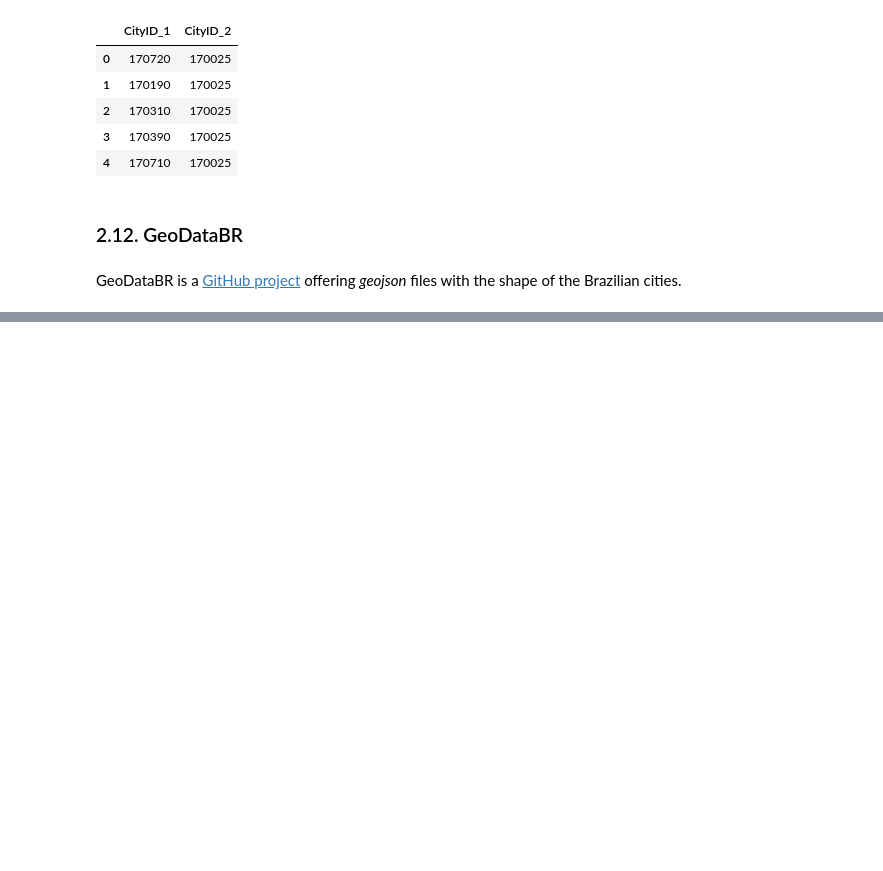
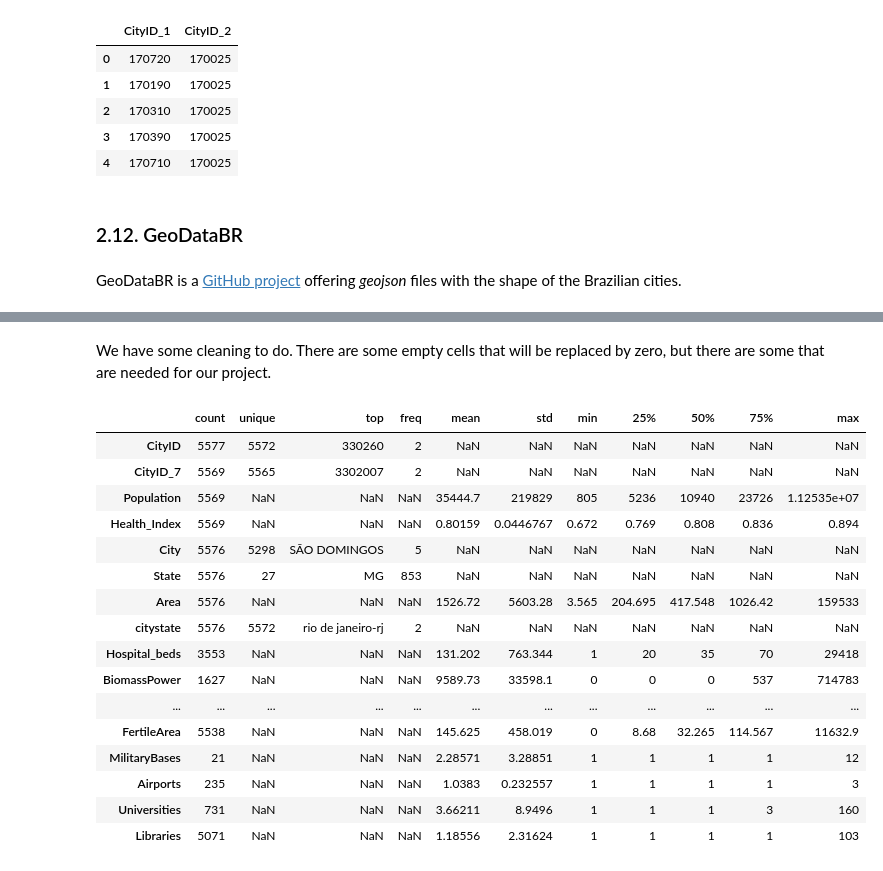
Before and after one commit to secretaria-ICA/Bem_Vindo_ao_Apocalipse_Brasileiro, a Jupyter notebook: apocalipse.ipynb, the cells around one changed output, grey strips where cells are left out. Drawn from its saved outputs; the diff is of its cells as text; code cells hidden in the pictures; blank space fills up the shorter version.

```diff
--- a/apocalipse.ipynb
+++ b/apocalipse.ipynb
@@ -522,7 +528,7 @@ df_libraries_clean['citystate'] = (df_libraries_clean['MUNICÍPIO']+'-'+df_libra
 df_arealibrary = pd.merge(df_libraries_clean, df_area_clean, on='citystate', how='inner')
 df_libraries_final = pd.DataFrame(df_arealibrary[['CityID']].value_counts(),columns=['Libraries'])
 df_libraries_final.reset_index(inplace=True)
-df_libraries_final['CityID'] = df_libraries_final['CityID'].astype(int)
+df_libraries_final['CityID'] = df_libraries_final['CityID'].astype(str)
 df_libraries_final.head()
 # %% [output]
 A value is trying to be set on a copy of a slice from a DataFrame.
@@ -589,0 +598,12 @@ map_brazil
+# %%
+df_full = df_atlas_clean.merge(df_area_clean, on='CityID', how='outer')
+df_full = df_full.merge(df_hospital, on='CityID', how='outer')
+df_full = df_full.merge(df_energy_pivot, on='CityID', how='outer')
+df_full = df_full.merge(df_solar_final, on='CityID', how='outer')
+df_full = df_full.merge(df_climate_clean, on='CityID', how='outer')
+df_full = df_full.merge(df_agro_clean, on='CityID', how='outer')
+df_full = df_full.merge(df_military_final, on='CityID', how='outer')
+df_full = df_full.merge(df_airport_final, on='CityID', how='outer')
+df_full = df_full.merge(df_universities_final, on='CityID', how='outer')
+df_full = df_full.merge(df_libraries_final, on='CityID', how='outer')
+df_full.head()
@@ -589,0 +618,22 @@ map_brazil
+# %% [markdown]
+We have some cleaning to do. There are some empty cells that will be replaced by zero, but there are some that are needed for our project.
+# %%
+df_full.describe(include='all').T
+# %% [output]
+|  | count | unique | top | freq | mean | std | min | 25% | 50% | 75% | max |
+| CityID | 5577 | 5572 | 330260 | 2 | NaN | NaN | NaN | NaN | NaN | NaN | NaN |
+| CityID_7 | 5569 | 5565 | 3302007 | 2 | NaN | NaN | NaN | NaN | NaN | NaN | NaN |
+| Population | 5569 | NaN | NaN | NaN | 35444.7 | 219829 | 805 | 5236 | 10940 | 23726 | 1.12535e+07 |
+| Health_Index | 5569 | NaN | NaN | NaN | 0.80159 | 0.0446767 | 0.672 | 0.769 | 0.808 | 0.836 | 0.894 |
+| City | 5576 | 5298 | SÃO DOMINGOS | 5 | NaN | NaN | NaN | NaN | NaN | NaN | NaN |
+| State | 5576 | 27 | MG | 853 | NaN | NaN | NaN | NaN | NaN | NaN | NaN |
+| Area | 5576 | NaN | NaN | NaN | 1526.72 | 5603.28 | 3.565 | 204.695 | 417.548 | 1026.42 | 159533 |
+| citystate | 5576 | 5572 | rio de janeiro-rj | 2 | NaN | NaN | NaN | NaN | NaN | NaN | NaN |
+| Hospital_beds | 3553 | NaN | NaN | NaN | 131.202 | 763.344 | 1 | 20 | 35 | 70 | 29418 |
+| BiomassPower | 1627 | NaN | NaN | NaN | 9589.73 | 33598.1 | 0 | 0 | 0 | 537 | 714783 |
+| ... | ... | ... | ... | ... | ... | ... | ... | ... | ... | ... | ... |
+| FertileArea | 5538 | NaN | NaN | NaN | 145.625 | 458.019 | 0 | 8.68 | 32.265 | 114.567 | 11632.9 |
+| MilitaryBases | 21 | NaN | NaN | NaN | 2.28571 | 3.28851 | 1 | 1 | 1 | 1 | 12 |
+| Airports | 235 | NaN | NaN | NaN | 1.0383 | 0.232557 | 1 | 1 | 1 | 1 | 3 |
+| Universities | 731 | NaN | NaN | NaN | 3.66211 | 8.9496 | 1 | 1 | 1 | 3 | 160 |
+| Libraries | 5071 | NaN | NaN | NaN | 1.18556 | 2.31624 | 1 | 1 | 1 | 1 | 103 |
```
Also changed, not shown: parts of 32 cells of this notebook.
